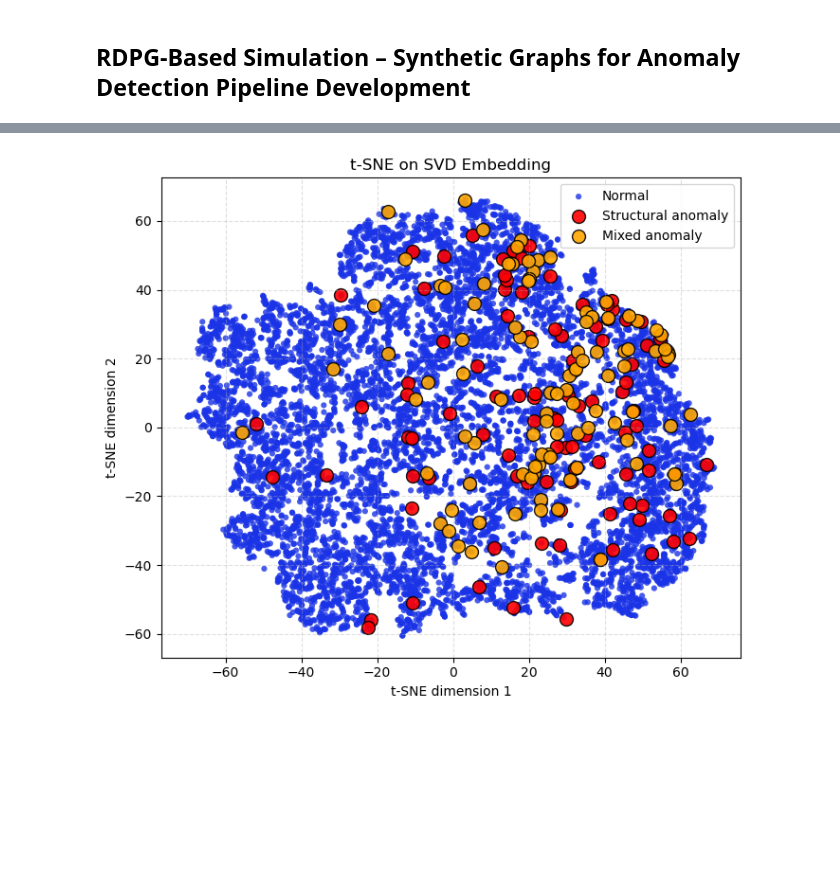
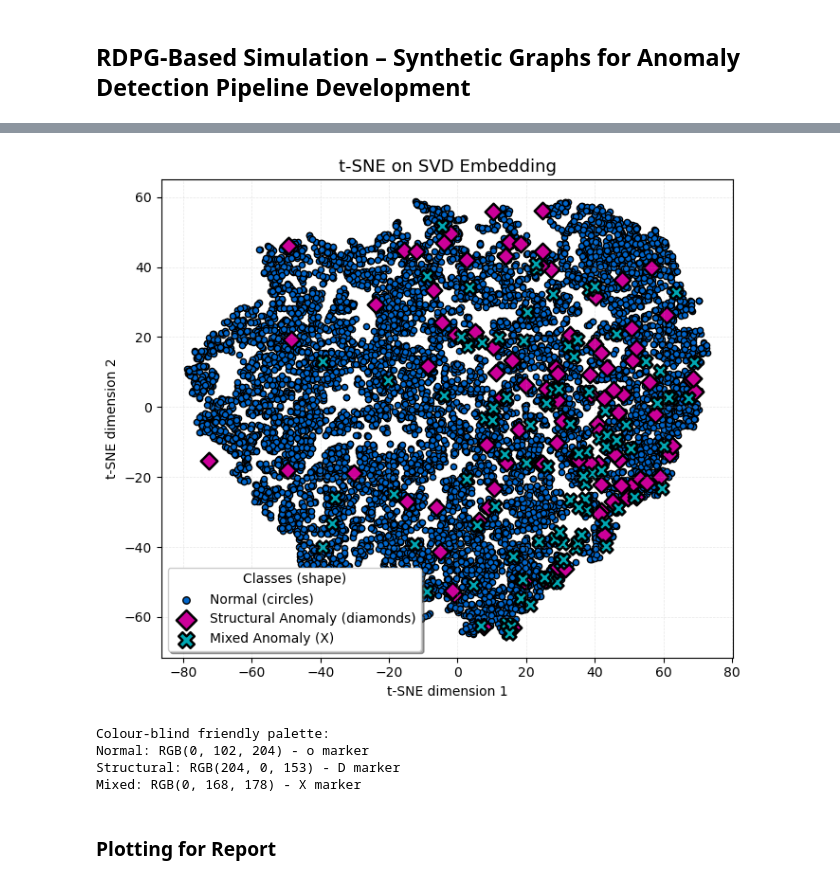
Before and after one commit to SheedZu/Latent-Position-Anomaly-Detection, a Jupyter notebook: Final_Sim.ipynb, the cells around one changed output, grey strips where cells are left out. Saved outputs shown, nothing was run; the diff lists cells and outputs as text; code cells hidden in the pictures; blank space fills up the shorter version.

```diff
--- a/Final_Sim.ipynb
+++ b/Final_Sim.ipynb
@@ -667,49 +801,99 @@ tsne = TSNE(
 )
 X_tsne = tsne.fit_transform(X_svd_aligned_full)
 
-# --- RGB colours consistent with earlier plots ---
-colour_normal = (0.1, 0.2, 0.9)       # Blue
-colour_structural = (1.0, 0.0, 0.0)   # Red
-colour_mixed = (1.0, 0.65, 0.0)       # Orange
+# --- Colour-Blind Friendly RGB colours (matching previous plots) ---
+colour_normal = (0.0, 0.4, 0.8)        # Blue (safe for all colour vision)
+colour_structural = (0.8, 0.0, 0.6)    # Magenta
+colour_mixed = (0.0, 0.66, 0.70)       # Teal
+
+# --- Marker and size definitions for consistency ---
+marker_normal = 'o'        # Circle
+marker_structural = 'D'    # Diamond
+marker_mixed = 'X'         # X marker
+
+size_normal = 20           # Small for normal nodes
+size_structural = 80       # Large for structural anomalies
+size_mixed = 100           # Largest for mixed anomalies
+
+# --- Edge styling function ---
+edge_color = lambda is_anomaly: 'black' if is_anomaly else 'black'
+edge_width = lambda is_anomaly: 1.8 if is_anomaly else 1.0
 
 # --- Plot ---
 fig, ax = plt.subplots(figsize=(7, 6))
 
 # Normal nodes
 ax.scatter(
     X_tsne[true_labels == 0, 0],
     X_tsne[true_labels == 0, 1],
-    label="Normal",
-    alpha=0.8, c=[colour_normal],
-    s=20, edgecolors='none'
+    label="Normal (circles)",
+    c=[colour_normal],
+    s=size_normal,
+    marker=marker_normal,
+    edgecolors=edge_color(False),
+    linewidths=edge_width(False),
+    alpha=1.0
 )
 
 # Structural anomalies
 ax.scatter(
     X_tsne[true_labels == 1, 0],
     X_tsne[true_labels == 1, 1],
-    label="Structural anomaly",
+    label="Structural Anomaly (diamonds)",
     c=[colour_structural],
-    edgecolor='black', s=100, alpha=0.9
+    s=size_structural,
+    marker=marker_structural,
+    edgecolors=edge_color(True),
+    linewidths=edge_width(True),
+    alpha=1.0
 )
 
 # Mixed anomalies
 ax.scatter(
     X_tsne[true_labels == 2, 0],
     X_tsne[true_labels == 2, 1],
-    label="Mixed anomaly",
+    label="Mixed Anomaly (X)",
     c=[colour_mixed],
-    edgecolor='black', s=100, alpha=0.9
+    s=size_mixed,
+    marker=marker_mixed,
+    edgecolors=edge_color(True),
+    linewidths=edge_width(True),
+    alpha=1.0
 )
 
-ax.set_title("t-SNE on SVD Embedding")
+ax.set_title("t-SNE on SVD Embedding", fontsize=13)
 ax.set_xlabel("t-SNE dimension 1")
 ax.set_ylabel("t-SNE dimension 2")
-ax.legend(loc='best')
-ax.grid(True, linestyle='--', alpha=0.4)
+ax.legend(
+    loc='best', fontsize=10, frameon=True, fancybox=True, shadow=True,
+    title="Classes (shape)", title_fontsize=10, markerscale=1.2, scatterpoints=1
+)
+ax.grid(True, linestyle='--', linewidth=0.5, alpha=0.3)
 
 plt.tight_layout()
 plt.savefig("tsne_on_svd_embedding.pdf", dpi=300, bbox_inches='tight', facecolor='white')
 plt.show()
+
+# --- Print colour information for verification ---
+print("Colour-blind friendly palette:")
+colors_info = {
+    'Normal': colour_normal,
+    'Structural': colour_structural,
+    'Mixed': colour_mixed
+}
+markers_info = {
+    'Normal': marker_normal,
+    'Structural': marker_structural,
+    'Mixed': marker_mixed
+}
+for label, color in colors_info.items():
+    r, g, b = [int(c * 255) for c in color]
+    print(f"{label}: RGB({r}, {g}, {b}) - {markers_info[label]} marker")
 # %% [output]
-[figure, old version]
+[figure, new version]
+Colour-blind friendly palette:
+Normal: RGB(0, 102, 204) - o marker
+Structural: RGB(204, 0, 153) - D marker
+Mixed: RGB(0, 168, 178) - X marker
+# %% [markdown]
+### Plotting for Report
```
Also changed, not shown: parts of 32 cells of this notebook, 1 other file.
